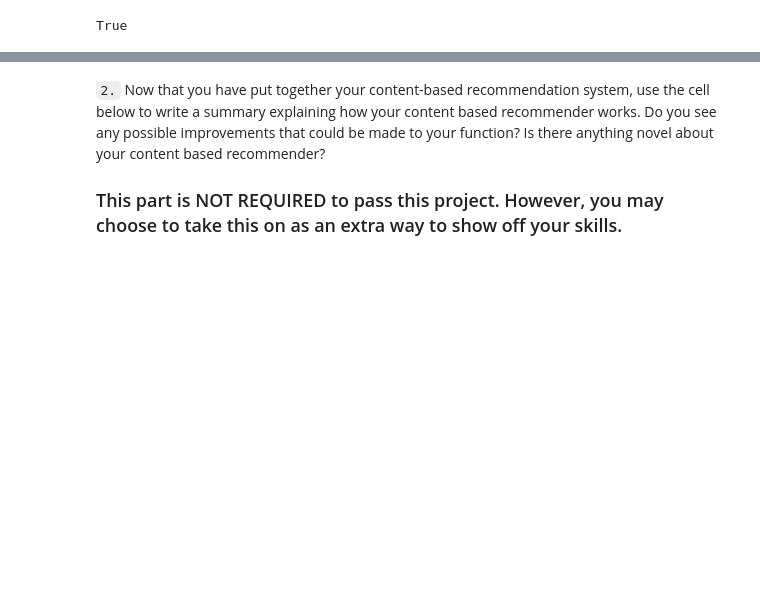
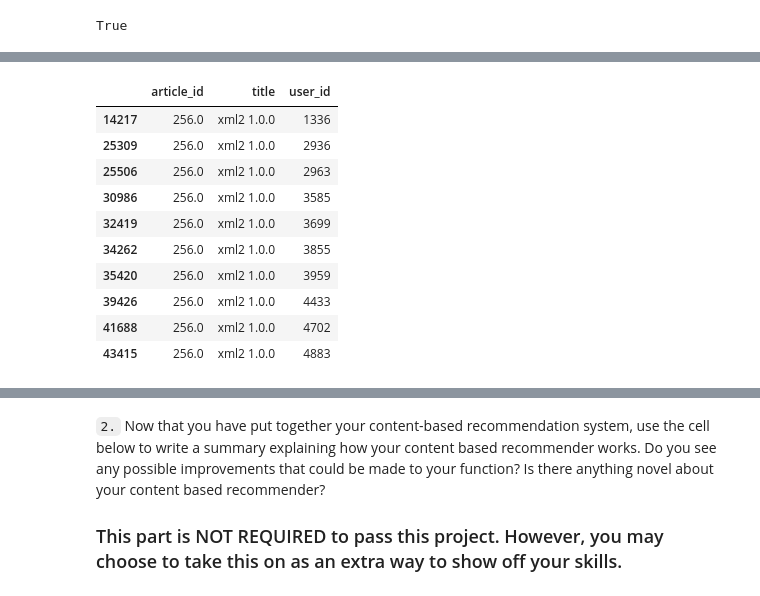
Before and after one commit to huli/dsnd, a Jupyter notebook: recommendations-with-ibm/Recommendations_with_IBM.ipynb, the cells around one changed output, grey strips where cells are left out. Drawn from its saved outputs; the diff is of its cells as text; code cells hidden in the pictures; blank space fills up the shorter version.

```diff
--- a/recommendations-with-ibm/Recommendations_with_IBM.ipynb
+++ b/recommendations-with-ibm/Recommendations_with_IBM.ipynb
@@ -729,0 +870,14 @@ def make_content_recs(word, number_of_recs=10):
+# %%
+df[df.article_id == 256.0]
+# %% [output]
+|  | article_id | title | user_id |
+| 14217 | 256.0 | xml2 1.0.0 | 1336 |
+| 25309 | 256.0 | xml2 1.0.0 | 2936 |
+| 25506 | 256.0 | xml2 1.0.0 | 2963 |
+| 30986 | 256.0 | xml2 1.0.0 | 3585 |
+| 32419 | 256.0 | xml2 1.0.0 | 3699 |
+| 34262 | 256.0 | xml2 1.0.0 | 3855 |
+| 35420 | 256.0 | xml2 1.0.0 | 3959 |
+| 39426 | 256.0 | xml2 1.0.0 | 4433 |
+| 41688 | 256.0 | xml2 1.0.0 | 4702 |
+| 43415 | 256.0 | xml2 1.0.0 | 4883 |
```
Also changed, not shown: parts of 25 cells of this notebook.
